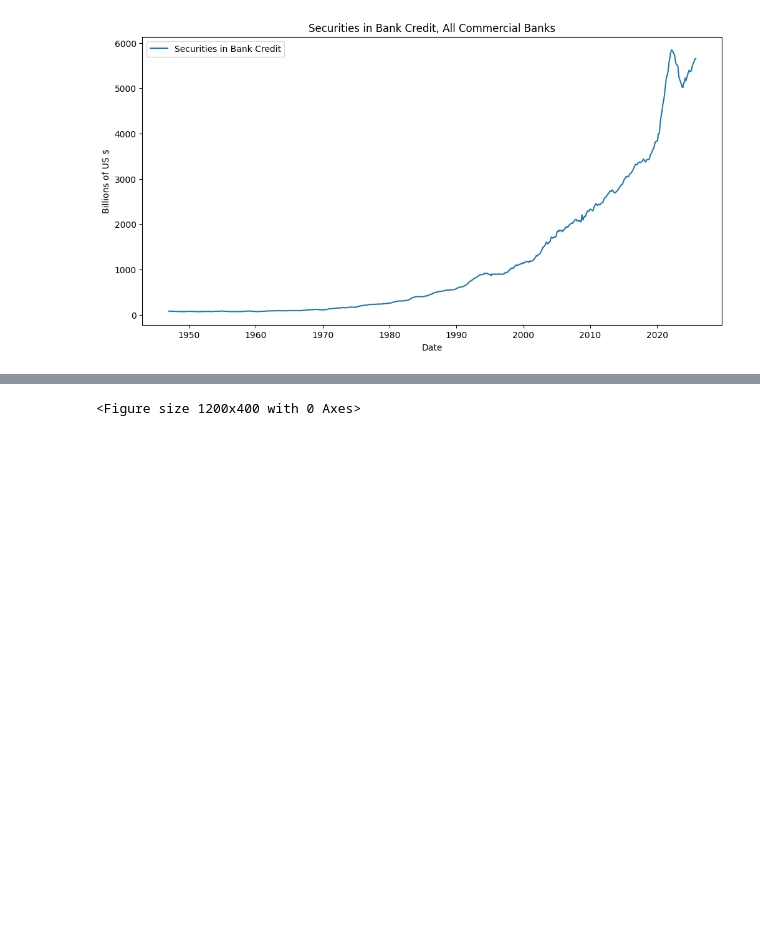
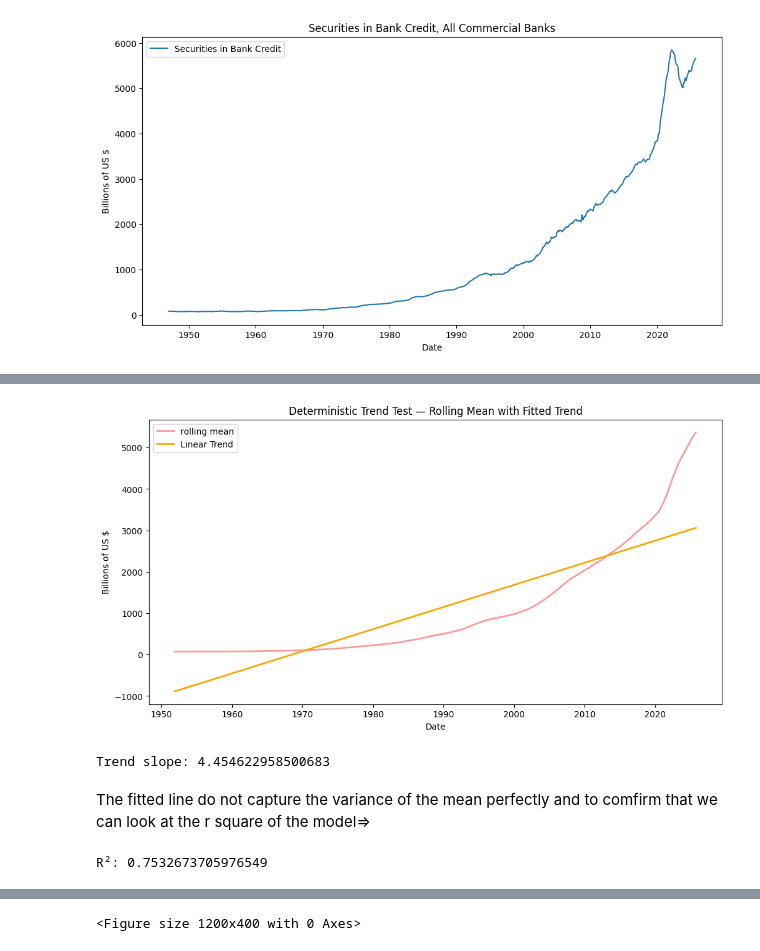
Before and after one commit to Yassmine-Yazidi-573/TSA-PROJECT-Forecasting-DFF, a Jupyter notebook: Script TSA 02.ipynb, the cells around one changed output, grey strips where cells are left out. Cells and saved outputs as stored; diff of their text form; code cells hidden in the pictures; blank space fills up the shorter version.

```diff
--- a/Script TSA 02.ipynb
+++ b/Script TSA 02.ipynb
@@ -69,0 +91,30 @@ plt.show()
+# %%
+from sklearn.linear_model import LinearRegression
+rolling_mean=rolling_mean.dropna()
+X = np.arange(len(rolling_mean)).reshape(-1, 1)
+y = rolling_mean.values
+
+model = LinearRegression().fit(X, y)
+trend = model.predict(X)
+
+plt.figure(figsize=(12,6))
+plt.plot(rolling_mean.index, rolling_mean, alpha=0.4, label='rolling mean', color='red', linewidth=2)
+plt.plot(rolling_mean.index, trend, color='orange', linewidth=2, label='Linear Trend')
+plt.title("Deterministic Trend Test — Rolling Mean with Fitted Trend")
+plt.xlabel("Date")
+plt.ylabel("Billions of US $")
+plt.legend()
+plt.show()
+print("Trend slope:", model.coef_[0])
+# %% [output]
+[figure, added]
+Trend slope: 4.454622958500683
+# %% [markdown]
+The fitted line do not capture the variance of the mean perfectly and to comfirm that we can look at the r square of the model=>
+# %%
+from sklearn.metrics import r2_score
+
+r2 = r2_score(y, trend) #recall: y is the rolling mean
+print("R²:", r2)
+# %% [output]
+R²: 0.7532673705976549
```
Also changed, not shown: parts of 30 cells of this notebook.
